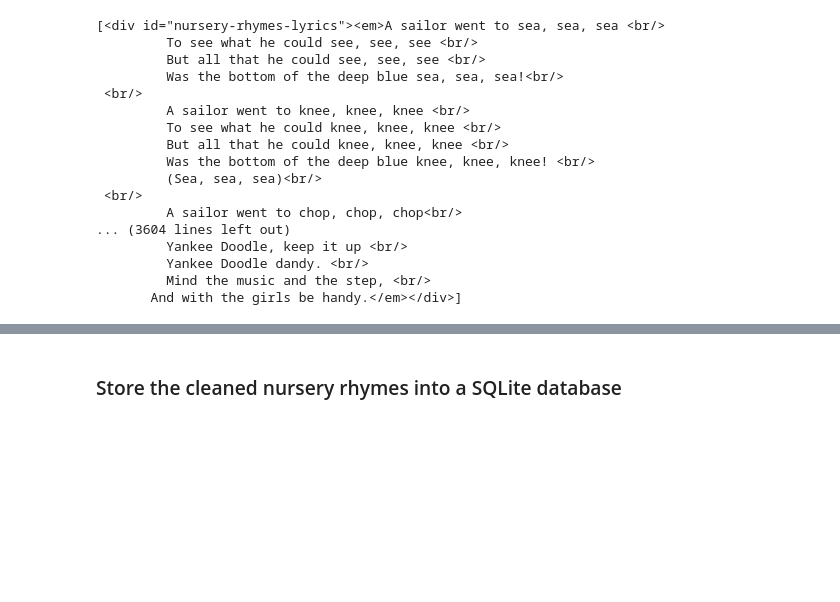
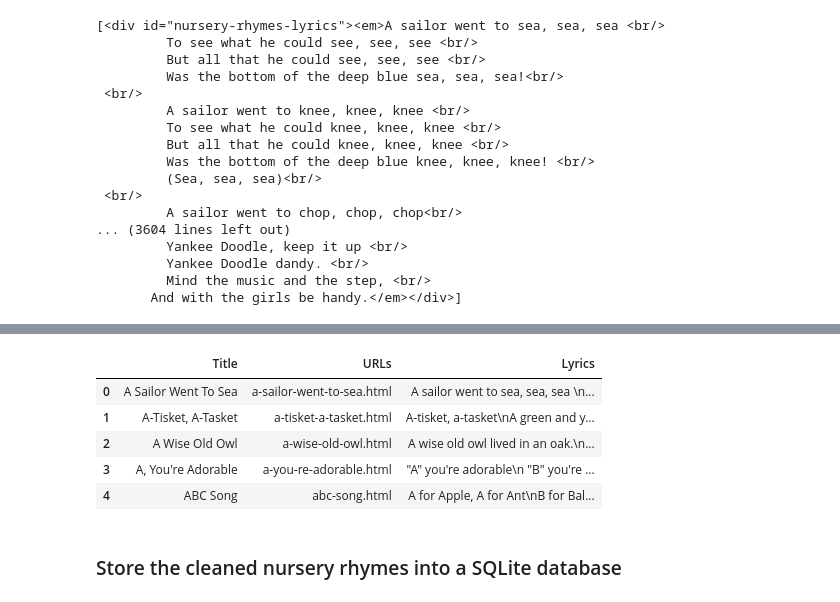
Before and after one commit to rochiecuevas/nursery_rhymes, a Jupyter notebook: Nursery_rhymes.ipynb, the cells around one changed output, grey strips where cells are left out. Cells and saved outputs as stored; diff of their text form; code cells hidden in the pictures; blank space fills up the shorter version.

Commit message:
saved the dataframe into an sqlite3 database

```diff
--- a/Nursery_rhymes.ipynb
+++ b/Nursery_rhymes.ipynb
@@ -226,5 +229,18 @@ lyrics_list2
  "Wee Willie Winkie runs through the town, \n        Up stairs and down stairs in his night-gown.\n        Tapping at the window, crying at the lock, \n        Are the children in their bed, for it's  ...
  'Wind the bobbin up,\n      Wind the bobbin up,\n      Pull, Pull, Clap, Clap, Clap,\n      Point to the ceiling\n      Point to the floor\n      Point to the window\n      Point to the door\n      C ...
  " Yankee Doodle went to town \n        A-ridin' on a pony. \n        Stuck a feather in his cap, \n        And called it Macaroni. \n        Yankee Doodle, keep it up \n        Yankee Doodle dandy. \ ...
+# %%
+# Add cleaned text to dataframe
+rhymes["Lyrics"] = lyrics_list2
+
+# Preview the dataframe
+rhymes.head()
+# %% [output]
+|  | Title | URLs | Lyrics |
+| 0 | A Sailor Went To Sea | a-sailor-went-to-sea.html | A sailor went to sea, sea, sea \n... |
+| 1 | A-Tisket, A-Tasket | a-tisket-a-tasket.html | A-tisket, a-tasket\nA green and y... |
+| 2 | A Wise Old Owl | a-wise-old-owl.html | A wise old owl lived in an oak.\n... |
+| 3 | A, You're Adorable | a-you-re-adorable.html | "A" you're adorable\n "B" you're ... |
+| 4 | ABC Song | abc-song.html | A for Apple, A for Ant\nB for Bal... |
 # %% [markdown]
 ### Store the cleaned nursery rhymes into a SQLite database
```
Also changed, not shown: parts of 4 cells of this notebook, 1 other file.
